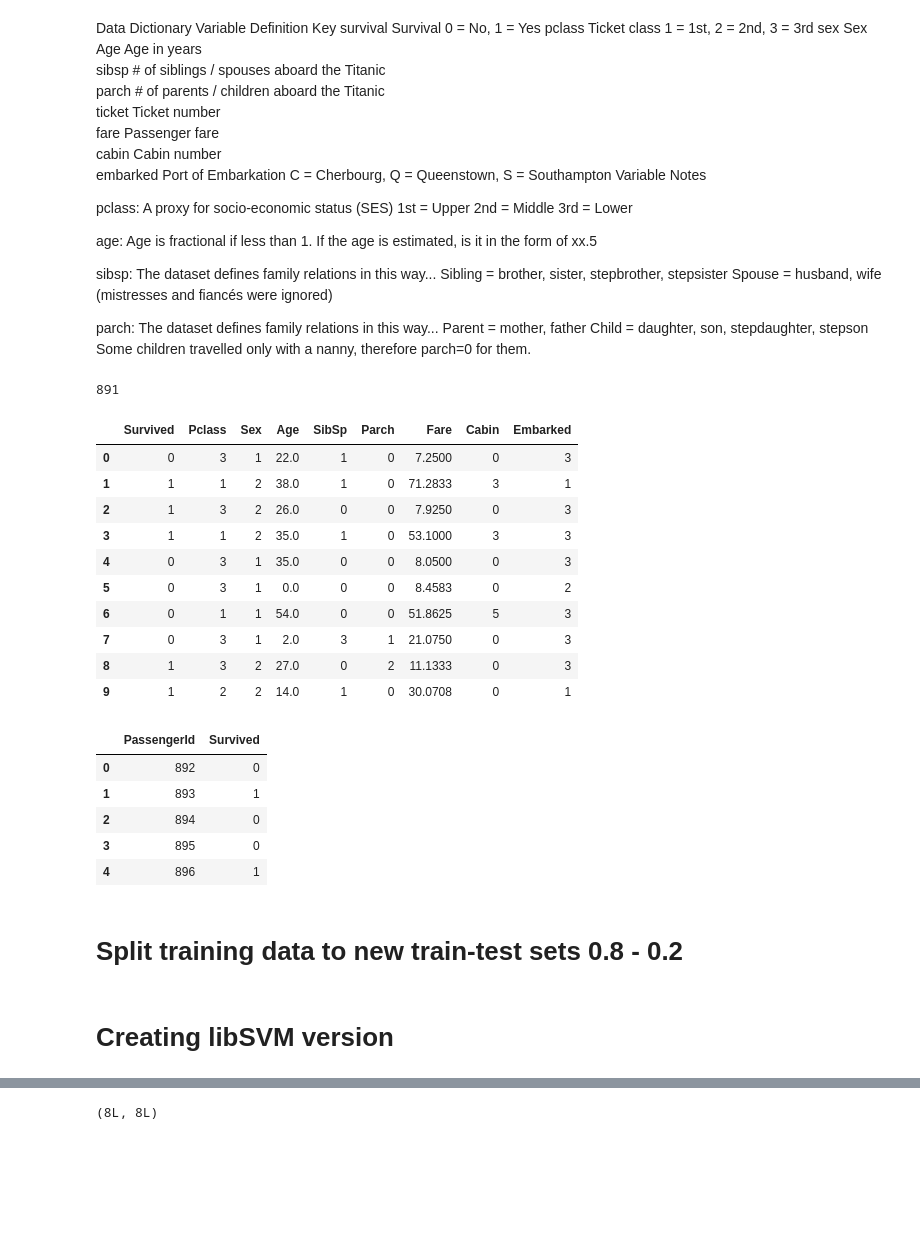
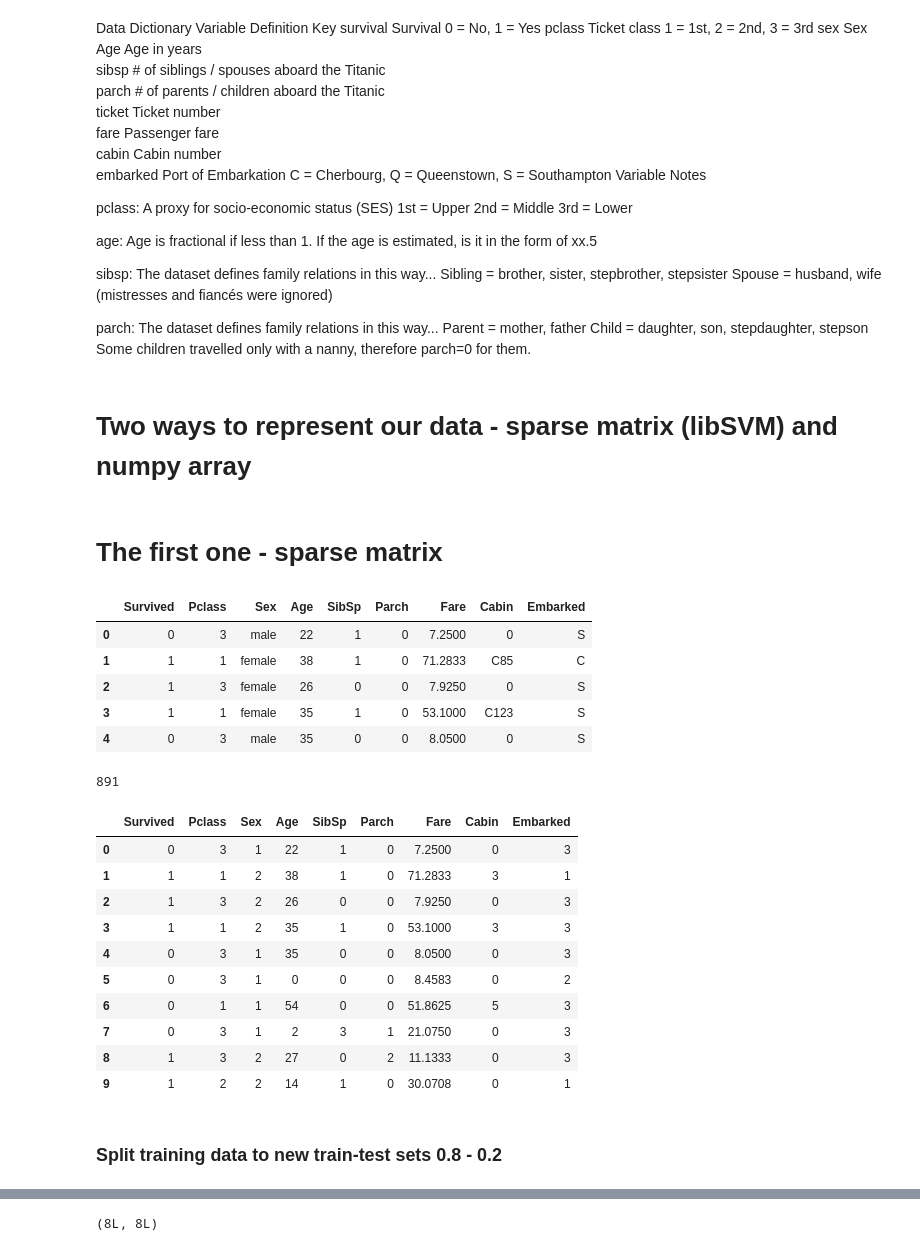
Before and after one commit to LeninTheMushroom/machine-learning, a Jupyter notebook: titanic/titanic - xgboosting.ipynb, the cells around one changed output, grey strips where cells are left out. Cells and saved outputs as stored; diff of their text form; code cells hidden in the pictures; blank space fills up the shorter version.

```diff
--- a/titanic/titanic - xgboosting.ipynb
+++ b/titanic/titanic - xgboosting.ipynb
@@ -44,10 +52,21 @@ def get_class(y):
     ticket = y.split(' ', 1)
     return ticket_class[ticket[0][0]]
+# %% [markdown]
+# Two ways to represent our data - sparse matrix (libSVM) and numpy array
+# %% [markdown]
+# The first one - sparse matrix
+# %%
+data = pd.read_csv(directory_path + 'train.csv').drop(columns, 1).fillna('0')
+data.head()
+# %% [output]
+|  | Survived | Pclass | Sex | Age | SibSp | Parch | Fare | Cabin | Embarked |
+| 0 | 0 | 3 | male | 22 | 1 | 0 | 7.2500 | 0 | S |
+| 1 | 1 | 1 | female | 38 | 1 | 0 | 71.2833 | C85 | C |
+| 2 | 1 | 3 | female | 26 | 0 | 0 | 7.9250 | 0 | S |
+| 3 | 1 | 1 | female | 35 | 1 | 0 | 53.1000 | C123 | S |
+| 4 | 0 | 3 | male | 35 | 0 | 0 | 8.0500 | 0 | S |
 # %%
-data = pd.read_csv('data/train.csv').drop(columns, 1).fillna('X')
 data['Cabin'] = data['Cabin'].map(lambda x: get_class(x), 1)
-#-1 to 0 change is cause of libsvm converter's strange behavior
-data['Age'] = data['Age'].map(lambda x: 0 if x=='X' else x)
 data['Sex'].replace(sexes, inplace = True)
 data['Embarked'].replace(ports, inplace = True)
 print(len(data))
@@ -56,30 +75,18 @@ data[:10]
 # %% [output]
 891
 |  | Survived | Pclass | Sex | Age | SibSp | Parch | Fare | Cabin | Embarked |
-| 0 | 0 | 3 | 1 | 22.0 | 1 | 0 | 7.2500 | 0 | 3 |
-| 1 | 1 | 1 | 2 | 38.0 | 1 | 0 | 71.2833 | 3 | 1 |
-| 2 | 1 | 3 | 2 | 26.0 | 0 | 0 | 7.9250 | 0 | 3 |
-| 3 | 1 | 1 | 2 | 35.0 | 1 | 0 | 53.1000 | 3 | 3 |
-| 4 | 0 | 3 | 1 | 35.0 | 0 | 0 | 8.0500 | 0 | 3 |
-| 5 | 0 | 3 | 1 | 0.0 | 0 | 0 | 8.4583 | 0 | 2 |
-| 6 | 0 | 1 | 1 | 54.0 | 0 | 0 | 51.8625 | 5 | 3 |
-| 7 | 0 | 3 | 1 | 2.0 | 3 | 1 | 21.0750 | 0 | 3 |
-| 8 | 1 | 3 | 2 | 27.0 | 0 | 2 | 11.1333 | 0 | 3 |
-| 9 | 1 | 2 | 2 | 14.0 | 1 | 0 | 30.0708 | 0 | 1 |
+| 0 | 0 | 3 | 1 | 22 | 1 | 0 | 7.2500 | 0 | 3 |
+| 1 | 1 | 1 | 2 | 38 | 1 | 0 | 71.2833 | 3 | 1 |
+| 2 | 1 | 3 | 2 | 26 | 0 | 0 | 7.9250 | 0 | 3 |
+| 3 | 1 | 1 | 2 | 35 | 1 | 0 | 53.1000 | 3 | 3 |
+| 4 | 0 | 3 | 1 | 35 | 0 | 0 | 8.0500 | 0 | 3 |
+| 5 | 0 | 3 | 1 | 0 | 0 | 0 | 8.4583 | 0 | 2 |
+| 6 | 0 | 1 | 1 | 54 | 0 | 0 | 51.8625 | 5 | 3 |
+| 7 | 0 | 3 | 1 | 2 | 3 | 1 | 21.0750 | 0 | 3 |
+| 8 | 1 | 3 | 2 | 27 | 0 | 2 | 11.1333 | 0 | 3 |
+| 9 | 1 | 2 | 2 | 14 | 1 | 0 | 30.0708 | 0 | 1 |
-# %%
-submission_format = pd.read_csv('data/gender_submission.csv')
-submission_format.head()
-# %% [output]
-|  | PassengerId | Survived |
-| 0 | 892 | 0 |
-| 1 | 893 | 1 |
-| 2 | 894 | 0 |
-| 3 | 895 | 0 |
-| 4 | 896 | 1 |
 # %% [markdown]
-# Split training data to new train-test sets 0.8 - 0.2
+### Split training data to new train-test sets 0.8 - 0.2
 # %%
 from sklearn.cross_validation import train_test_split
 train, test = train_test_split(data, test_size = 0.2)
-# %% [markdown]
-# Creating libSVM version
```
Also changed, not shown: parts of 38 cells of this notebook, 4 other files.
